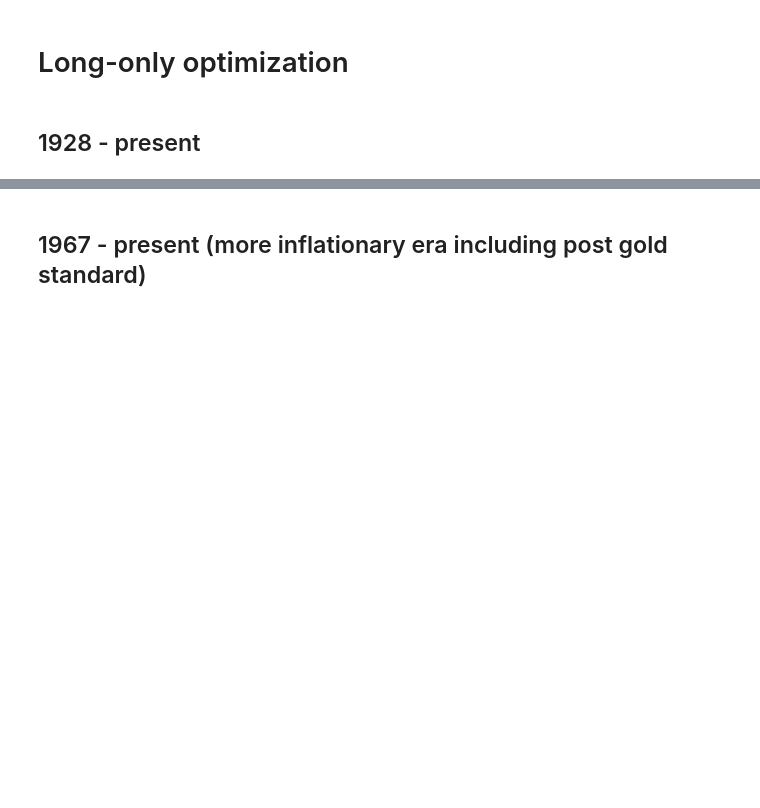
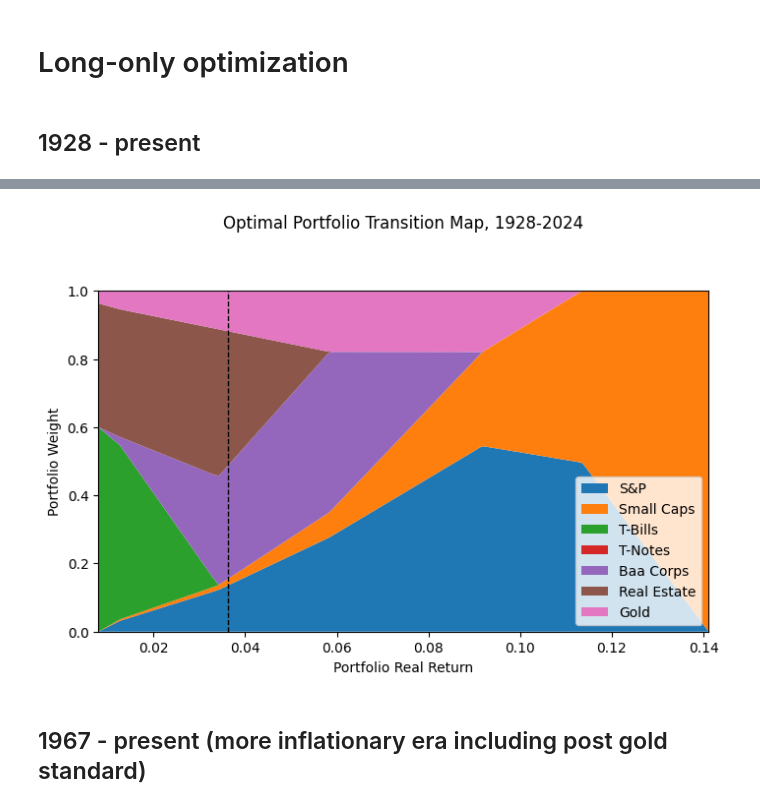
Before and after one commit to druce/portfolio_optimization, a Jupyter notebook: Portfolio optimization.ipynb, the cells around one changed output, grey strips where cells are left out. Cells and saved outputs as stored; diff of their text form; code cells hidden in the pictures; blank space fills up the shorter version.

```diff
--- a/Portfolio optimization.ipynb
+++ b/Portfolio optimization.ipynb
@@ -388,35 +781,0 @@ max_sharpe_return, max_sharpe_std, avg_ret_mean, avg_ret_std = plot_efrontier(re
-# %%
-# stacked area chart of weights vs. returns
-# for given vol constraint and corresponding real return, show portfolio weights
-def transition_map(ret_df, labels, startyear, endyear, max_sharpe_return=None, avg_ret_mean=None, ylim=1):
-
-    x = ret_df['return']
-    # absolute values so shorts don't create chaos
-    y_list = [abs(ret_df[l]) for l in labels]
-    pal = ['red', 'lightgreen', 'darkgreen', 'navy', 'cyan', 'violet', 'gold', ]
-
-    fig = plt.figure(figsize=(8, 4.5))
-    ax1 = fig.add_subplot(111)
-
-    ax1.stackplot(x, y_list, labels=labels, colors=pal)
-    ax1.set_xlim((ret_df['return'].iloc[0], ret_df['return'].iloc[-1]))
-    ax1.set_ylim((0, ylim))
-    ax1.set_xlabel('Portfolio Vol')
-    ax1.set_xlabel("Portfolio Real Return")
-    ax1.set_ylabel("Portfolio Weight")
-    ax1.legend(loc='lower right')
-#     return/std relationship is not linear, can't have both axes
-#     ax2 = ax1.twiny()
-#     ax2.set_xlim((ret_df['std'].iloc[0], ret_df['std'].iloc[-1]))
-#     ax2.set_xlabel('Portfolio Vol')
-
-    if max_sharpe_return is not None:
-        ax1.axvline(max_sharpe_return, color='black', linestyle='--', linewidth=1)
-
-# don't draw line for avg_ret_mean, doesn't correspond to a portfolio in the transition map
-#     if avg_ret_mean is not None:
-#         ax1.axvline(avg_ret_mean, color='black', linestyle='--', linewidth=1)
-
-    plt.title("Optimal Portfolio Transition Map, %d-%d" % (startyear, endyear), y=1.16);
-
-transition_map(ret_df, labels=df.columns, startyear=df.index[0], endyear=df.index[-1], max_sharpe_return=max_sharpe_return, avg_ret_mean=avg_ret_mean)
@@ -423,3 +805,9 @@ transition_map(ret_df, labels=df.columns, startyear=df.index[0], endyear=df.inde
+# %%
+transition_map(ret_df, asset_labels=df.columns,
+              startyear=df.index[0], endyear=df.index[-1],
+              max_sharpe_return=max_sharpe_return)
+# %% [output]
+[figure, added]
 # %% [markdown]
 ## 1967 - present (more inflationary era including post gold standard)
 # %%
```
Also changed, not shown: parts of 85 cells of this notebook, 1 other file.
